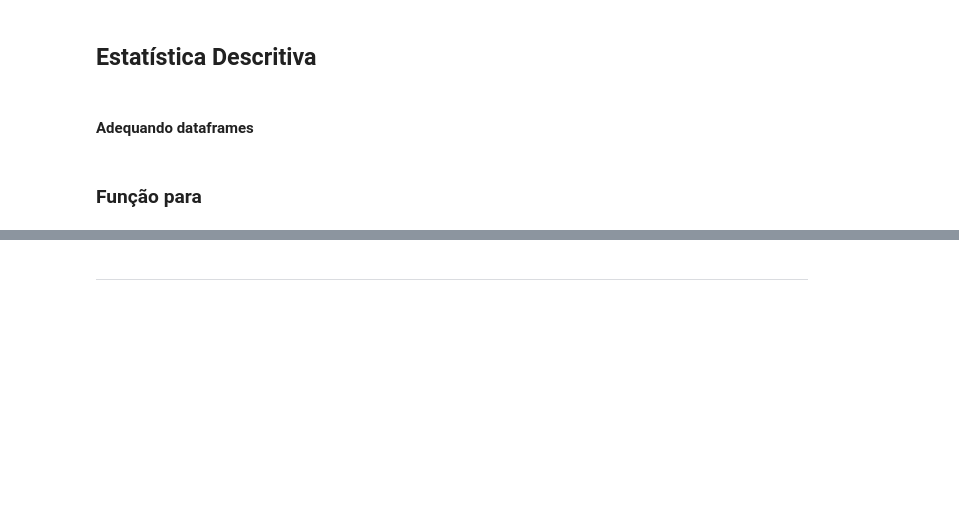
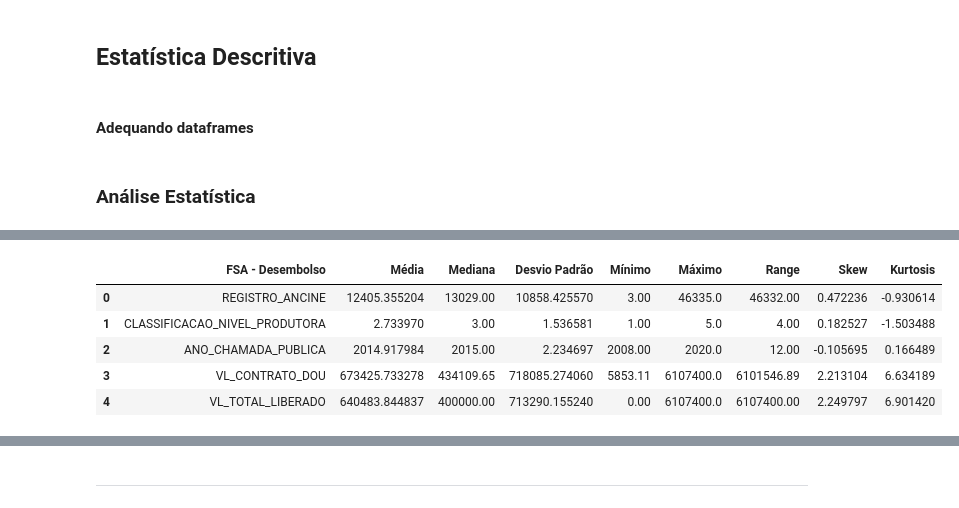
Before and after one commit to fonsecadados/AgenciaNacionalDoCinema_ANCINE, a Jupyter notebook: ANCINE_DesafiosEOportunidades.ipynb, the cells around one changed output, grey strips where cells are left out. Saved outputs shown, nothing was run; the diff lists cells and outputs as text; code cells hidden in the pictures; blank space fills up the shorter version.

```diff
--- a/ANCINE_DesafiosEOportunidades.ipynb
+++ b/ANCINE_DesafiosEOportunidades.ipynb
@@ -878,8 +838,8 @@ float_int('ART3A')
 float_int('ART39')
 float_int('FUNCINES')
 float_int('TOTAL_CAPTADO')
-# %% [markdown]
-### Função para
+# %% [markdown]
+### Análise Estatística
 # %%
 def stats_df(df):
 
@@ -918,6 +878,15 @@ stats_df(renuncia_fiscal)
 | 7 | ART39 | 2.496303e+05 | 0.0 | 1.033442e+06 | 0.0 | 1.463493e+07 | 1.463493e+07 | 7.056844 | 64.568354 |
 | 8 | FUNCINES | 2.447739e+04 | 0.0 | 2.166931e+05 | 0.0 | 6.000000e+06 | 6.000000e+06 | 15.377741 | 319.888224 |
 | 9 | TOTAL_CAPTADO | 1.516474e+06 | 812000.0 | 1.670596e+06 | 0.0 | 1.463493e+07 | 1.463493e+07 | 2.050779 | 6.684717 |
+# %%
+stats_df(fsa_desembolso)
+# %% [output]
+|  | FSA - Desembolso | Média | Mediana | Desvio Padrão | Mínimo | Máximo | Range | Skew | Kurtosis |
+| 0 | REGISTRO_ANCINE | 12405.355204 | 13029.00 | 10858.425570 | 3.00 | 46335.0 | 46332.00 | 0.472236 | -0.930614 |
+| 1 | CLASSIFICACAO_NIVEL_PRODUTORA | 2.733970 | 3.00 | 1.536581 | 1.00 | 5.0 | 4.00 | 0.182527 | -1.503488 |
+| 2 | ANO_CHAMADA_PUBLICA | 2014.917984 | 2015.00 | 2.234697 | 2008.00 | 2020.0 | 12.00 | -0.105695 | 0.166489 |
+| 3 | VL_CONTRATO_DOU | 673425.733278 | 434109.65 | 718085.274060 | 5853.11 | 6107400.0 | 6101546.89 | 2.213104 | 6.634189 |
+| 4 | VL_TOTAL_LIBERADO | 640483.844837 | 400000.00 | 713290.155240 | 0.00 | 6107400.0 | 6107400.00 | 2.249797 | 6.901420 |
 # %%
 fsa_desembolso_numerical = fsa_desembolso.select_dtypes(exclude=('datetime64[ns]', 'object', 'bool'))
 renuncia_fiscal_numerical = renuncia_fiscal.select_dtypes(exclude=('datetime64[ns]', 'object', 'bool'))
```
Also changed, not shown: parts of 34 cells of this notebook, 6 other files.
